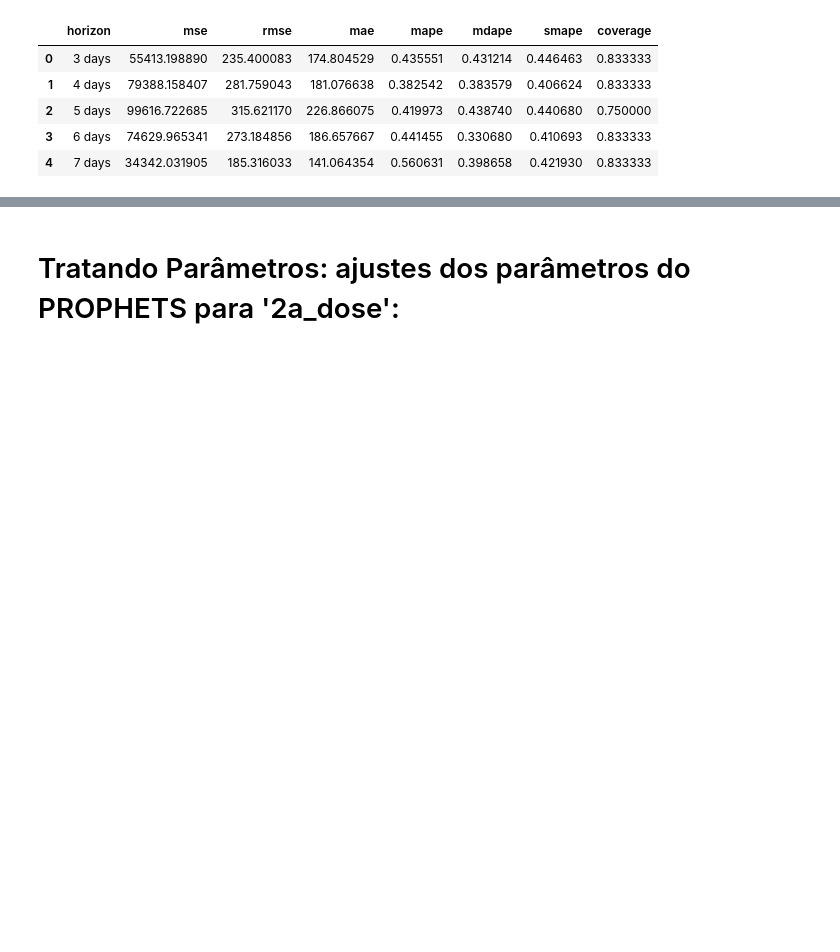
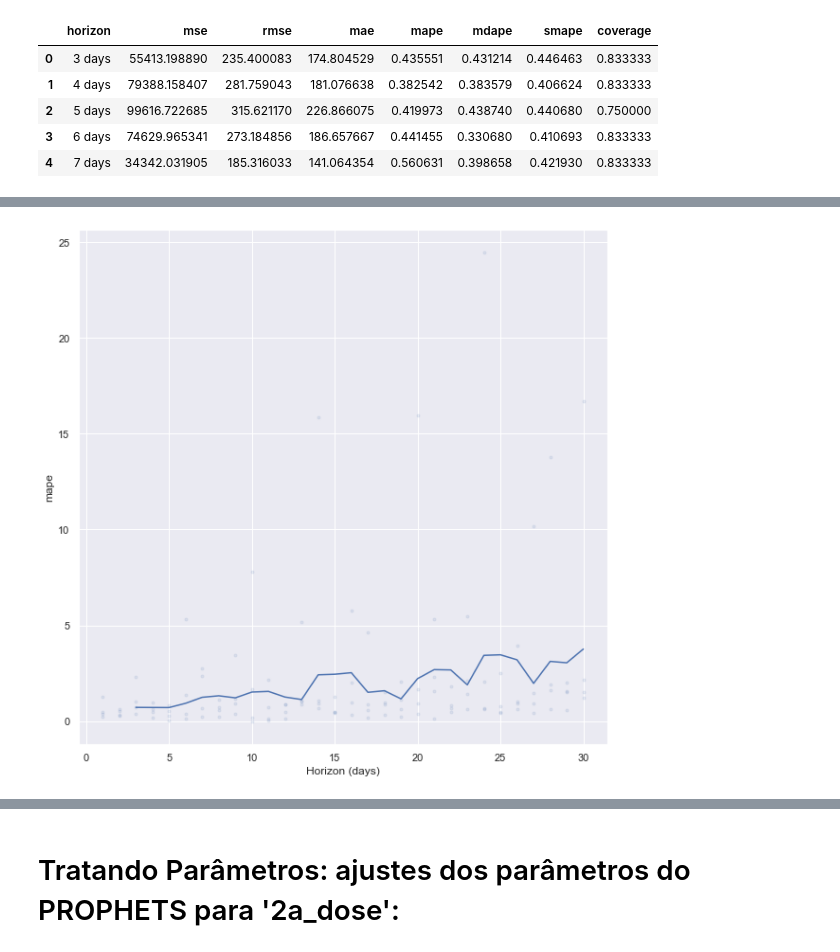
Before and after one commit to nubia-mp1211/Projeto-Final, a Jupyter notebook: ATUAL -Tratando-Vacinados e Previsoes.ipynb, the cells around one changed output, grey strips where cells are left out. Saved outputs shown, nothing was run; the diff lists cells and outputs as text; code cells hidden in the pictures; blank space fills up the shorter version.

```diff
--- a/ATUAL -Tratando-Vacinados e Previsoes.ipynb
+++ b/ATUAL -Tratando-Vacinados e Previsoes.ipynb
@@ -599,0 +636,4 @@ plt.show()
+# %%
+# Utilizando a Função Cross-Validation
+
+df_cross = cross_validation(model, initial = '365 days', period = '10 days', horizon = '30 days')
@@ -599,0 +654,6 @@ plt.show()
+# %%
+# Plotting a Performance: MAPE
+
+fig = plot_cross_validation_metric(df_cross, metric='mape', figsize = (10,10))
+# %% [output]
+[figure, added]
```
Also changed, not shown: parts of 69 cells of this notebook.
